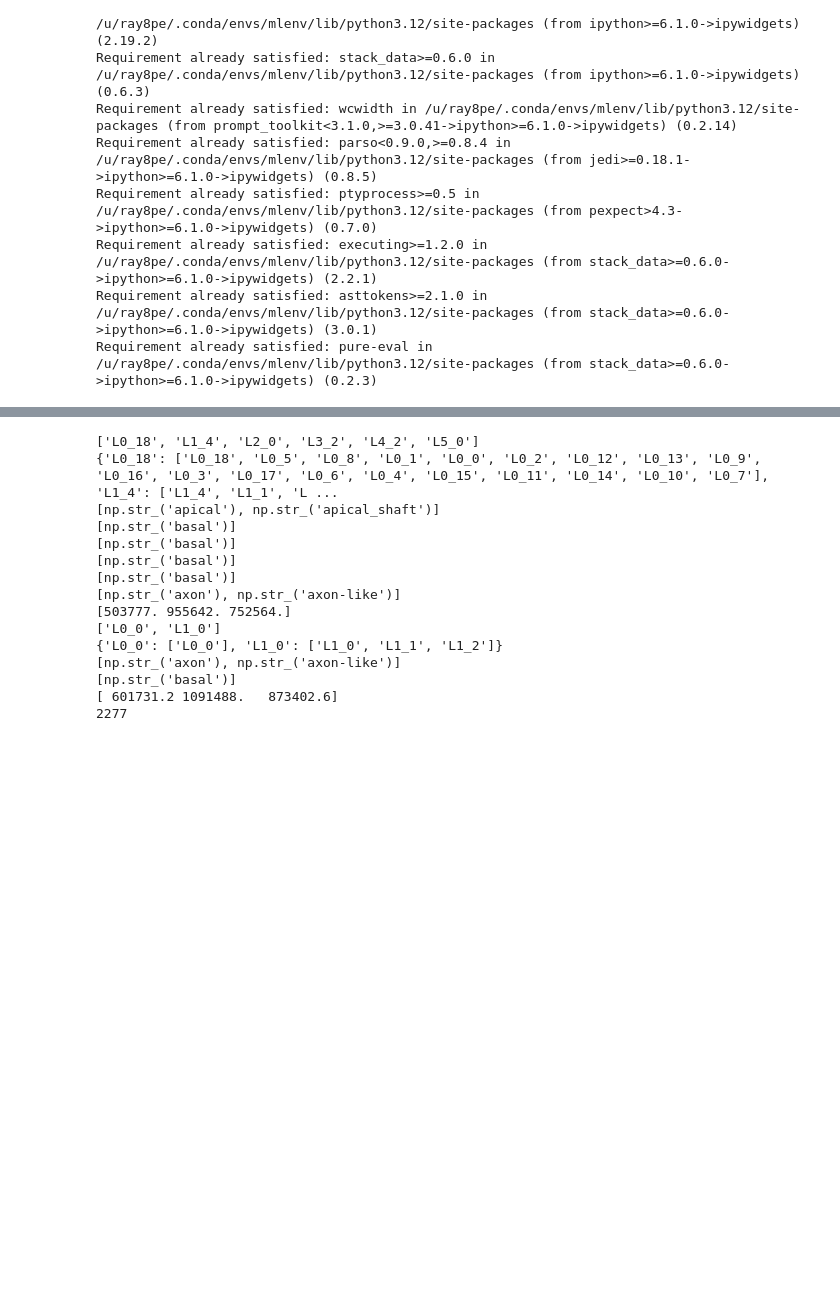
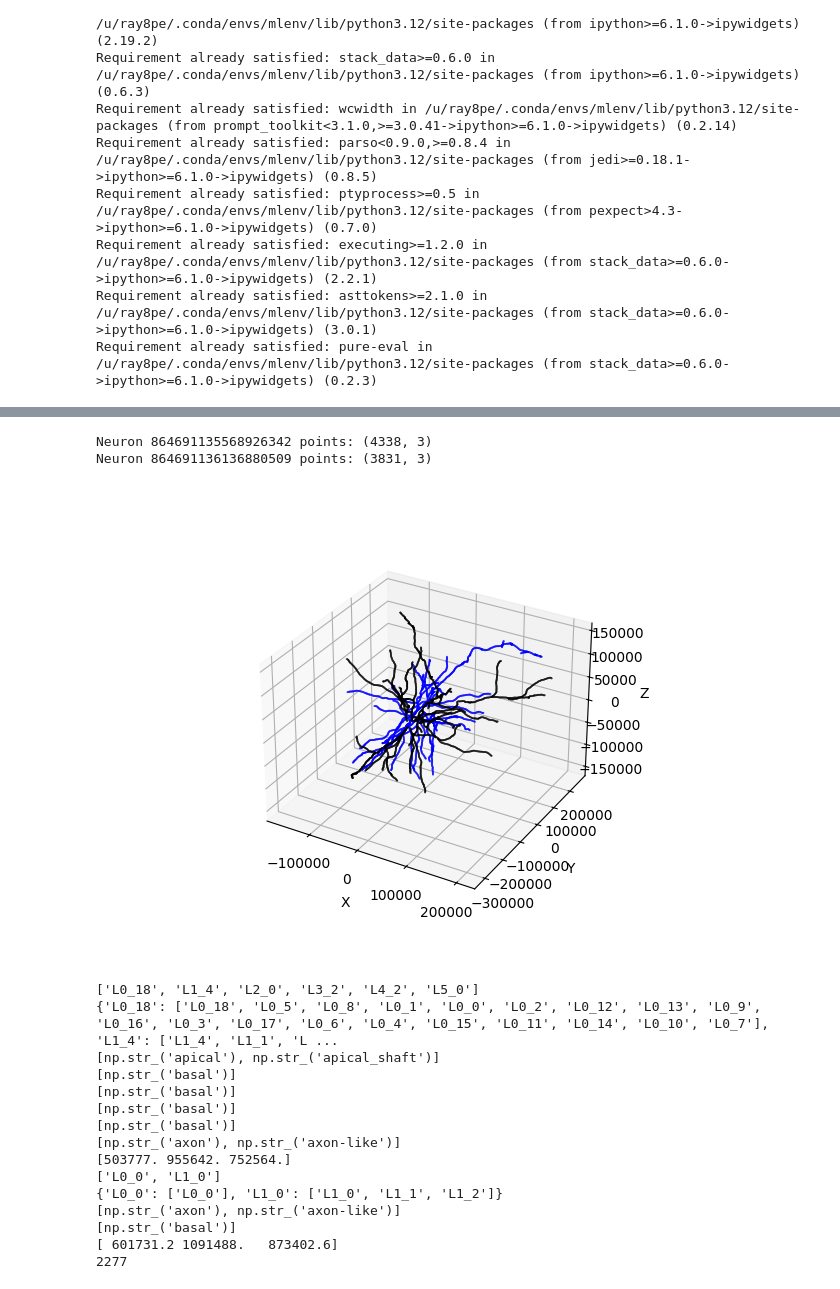
Before and after one commit to ML-UVA/jhapl-GNN, a Jupyter notebook: Visualization/Branch_Visualization.ipynb, the cells around one changed output, grey strips where cells are left out. Drawn from its saved outputs; the diff is of its cells as text; code cells hidden in the pictures; blank space fills up the shorter version.

```diff
--- a/Visualization/Branch_Visualization.ipynb
+++ b/Visualization/Branch_Visualization.ipynb
@@ -146,3 +121,69 @@ if a_idx:
+# %%
+import bz2
+import pickle
+import matplotlib.pyplot as plt
+import numpy as np
+
+# ====== CONFIG ======
+neuron_list = [
+    864691135568926342,
+    864691136136880509
+]
+
+colors = ["blue", "black"]
+
+fig = plt.figure()
+ax = fig.add_subplot(111, projection='3d')
+
+# ====== LOOP NEURONS ======
+for i, neuron_id in enumerate(neuron_list):
+
+    path = f"../../../graph_exports/{neuron_id}_0_auto_proof_v7_proofread.pbz2"
+
+    with bz2.open(path, 'rb') as f:
+        G = pickle.load(f)
+
+    G_dict = dict(G.nodes(data=True))
+
+    # ====== COLLECT POINTS ======
+    all_points = []
+
+    for node_id, node_data in G_dict.items():
+        if 'skeleton_data' in node_data:
+            pts = node_data['skeleton_data']
+            if pts is not None and len(pts) > 0:
+                all_points.append(pts)
+
+    all_points = np.vstack(all_points)
+
+    print(f"Neuron {neuron_id} points:", all_points.shape)
+
+    # ====== CENTER EACH NEURON ======
+    all_points = all_points - all_points.mean(axis=0)
+
+    # OPTIONAL: downsample if laggy
+    # all_points = all_points[::5]
+
+    # ====== SCATTER (DOTS) ======
+    ax.scatter(
+        all_points[:, 0],
+        all_points[:, 1],
+        all_points[:, 2],
+        s=0.1,
+        c=colors[i],
+        alpha=0.7
+    )
+
+# ====== FIX AXES (based on last neuron, good enough) ======
+ax.set_xlabel('X')
+ax.set_ylabel('Y')
+ax.set_zlabel('Z')
+
+plt.show()
+# %% [output]
+Neuron 864691135568926342 points: (4338, 3)
+Neuron 864691136136880509 points: (3831, 3)
+[figure, added]
 # %%
 #Visualize Neuron with two split ids
 
```
Also changed, not shown: parts of 1 cell of this notebook, 4 other files.
